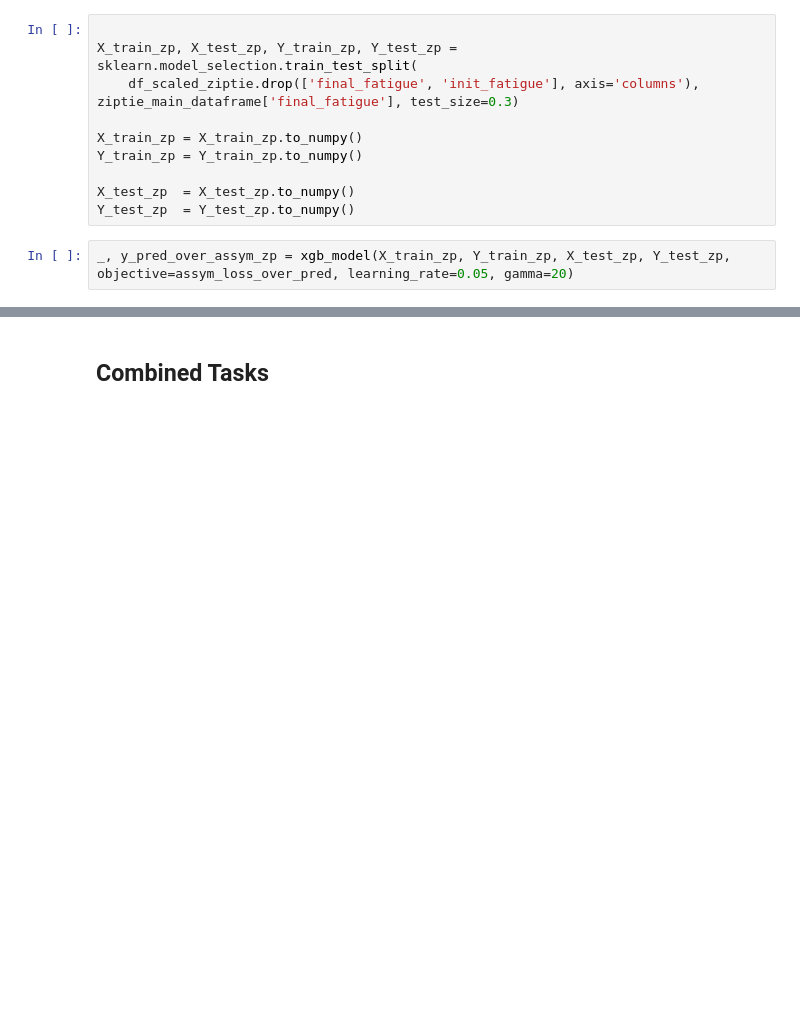
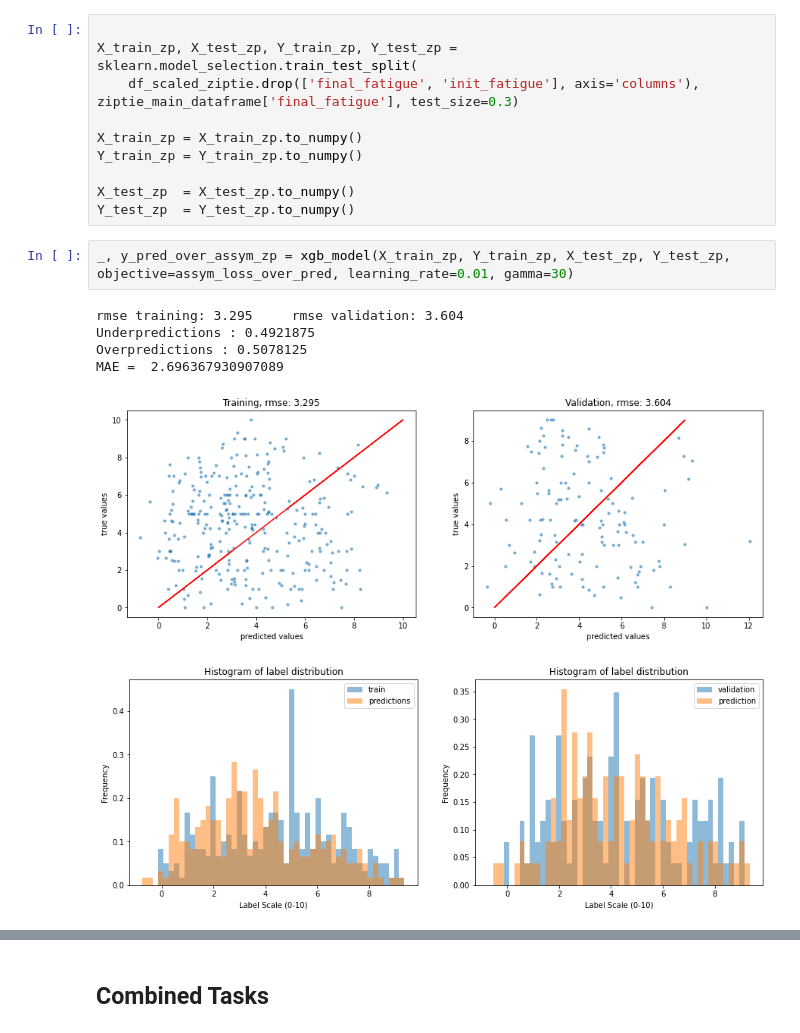
Before and after one commit to payalmohapatra/Multi-Level-Physical-Fatigue-Prediction-in-Manufacturing-Workers, a Jupyter notebook: Predictive_Models/Data_Analysis_Regression_fixed_Train_Test.ipynb, the cells around one changed output, grey strips where cells are left out. Drawn from its saved outputs; the diff is of its cells as text; blank space fills up the shorter version.

```diff
--- a/Predictive_Models/Data_Analysis_Regression_fixed_Train_Test.ipynb
+++ b/Predictive_Models/Data_Analysis_Regression_fixed_Train_Test.ipynb
@@ -432,5 +460,12 @@ Y_train_zp = Y_train_zp.to_numpy()
 X_test_zp  = X_test_zp.to_numpy()
 Y_test_zp  = Y_test_zp.to_numpy()
 # %%
-_, y_pred_over_assym_zp = xgb_model(X_train_zp, Y_train_zp, X_test_zp, Y_test_zp, objective=assym_loss_over_pred, learning_rate=0.05, gamma=20)
+_, y_pred_over_assym_zp = xgb_model(X_train_zp, Y_train_zp, X_test_zp, Y_test_zp, objective=assym_loss_over_pred, learning_rate=0.01, gamma=30)
+# %% [output]
+rmse training: 3.295     rmse validation: 3.604
+Underpredictions : 0.4921875
+Overpredictions : 0.5078125
+MAE =  2.696367930907089
+[figure, added]
+[figure, added]
 # %%
```
Also changed, not shown: parts of 9 cells of this notebook.
